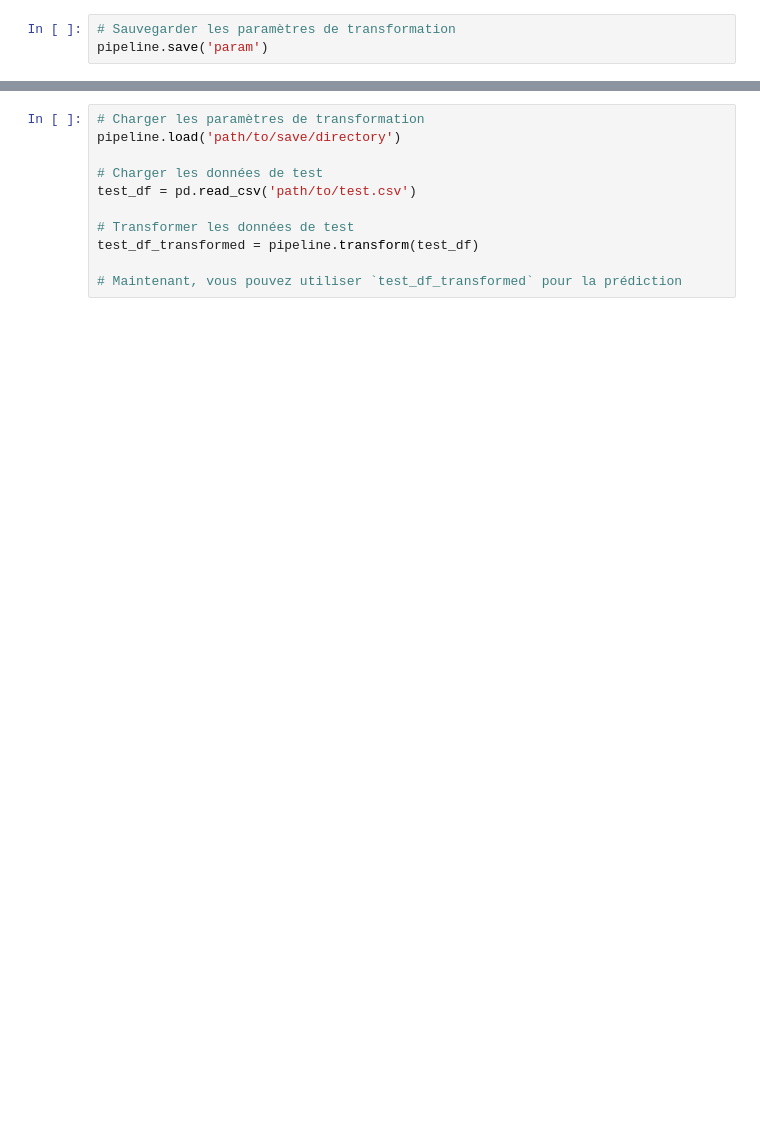
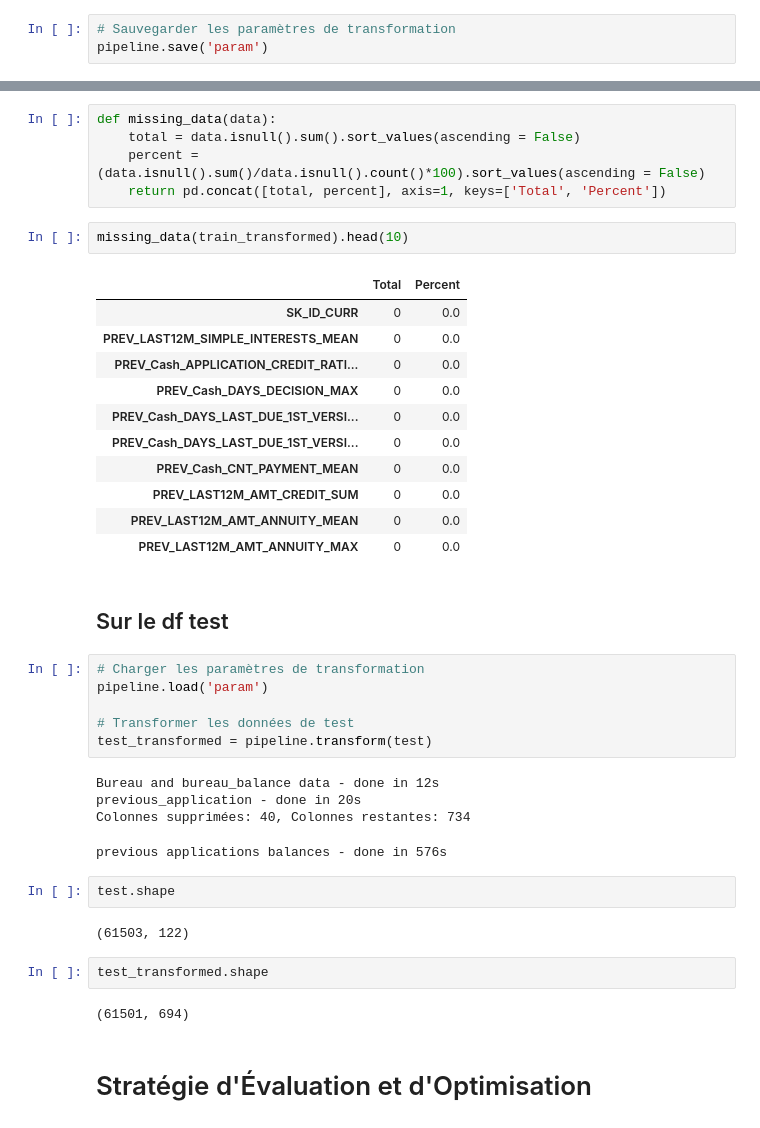
Before and after one commit to Stely-data/OC-Projet-7, a Jupyter notebook: Deveau_Estelle_2_notebook_Modelisation_052024.ipynb, the cells around one changed output, grey strips where cells are left out. Cells and saved outputs as stored; diff of their text form; blank space fills up the shorter version.

```diff
--- a/Deveau_Estelle_2_notebook_Modelisation_052024.ipynb
+++ b/Deveau_Estelle_2_notebook_Modelisation_052024.ipynb
@@ -88,14 +331,45 @@ FONDKAPREMONT_MODE: 4 valeurs uniques
 HOUSETYPE_MODE: 3 valeurs uniques
 WALLSMATERIAL_MODE: 7 valeurs uniques
 EMERGENCYSTATE_MODE: 2 valeurs uniques
+# %%
+def missing_data(data):
+    total = data.isnull().sum().sort_values(ascending = False)
+    percent = (data.isnull().sum()/data.isnull().count()*100).sort_values(ascending = False)
+    return pd.concat([total, percent], axis=1, keys=['Total', 'Percent'])
+# %%
+missing_data(train_transformed).head(10)
+# %% [output]
+|  | Total | Percent |
+| SK_ID_CURR | 0 | 0.0 |
+| PREV_LAST12M_SIMPLE_INTERESTS_MEAN | 0 | 0.0 |
+| PREV_Cash_APPLICATION_CREDIT_RATI... | 0 | 0.0 |
+| PREV_Cash_DAYS_DECISION_MAX | 0 | 0.0 |
+| PREV_Cash_DAYS_LAST_DUE_1ST_VERSI... | 0 | 0.0 |
+| PREV_Cash_DAYS_LAST_DUE_1ST_VERSI... | 0 | 0.0 |
+| PREV_Cash_CNT_PAYMENT_MEAN | 0 | 0.0 |
+| PREV_LAST12M_AMT_CREDIT_SUM | 0 | 0.0 |
+| PREV_LAST12M_AMT_ANNUITY_MEAN | 0 | 0.0 |
+| PREV_LAST12M_AMT_ANNUITY_MAX | 0 | 0.0 |
+# %% [markdown]
+## Sur le df test
 # %%
 # Charger les paramètres de transformation
-pipeline.load('path/to/save/directory')
-
-# Charger les données de test
-test_df = pd.read_csv('path/to/test.csv')
+pipeline.load('param')
 
 # Transformer les données de test
-test_df_transformed = pipeline.transform(test_df)
-
-# Maintenant, vous pouvez utiliser `test_df_transformed` pour la prédiction
+test_transformed = pipeline.transform(test)
+# %% [output]
+Bureau and bureau_balance data - done in 12s
+previous_application - done in 20s
+Colonnes supprimées: 40, Colonnes restantes: 734
+previous applications balances - done in 576s
+# %%
+test.shape
+# %% [output]
+(61503, 122)
+# %%
+test_transformed.shape
+# %% [output]
+(61501, 694)
+# %% [markdown]
+# Stratégie d'Évaluation et d'Optimisation
```
Also changed, not shown: parts of 47 cells of this notebook, 4 other files.
